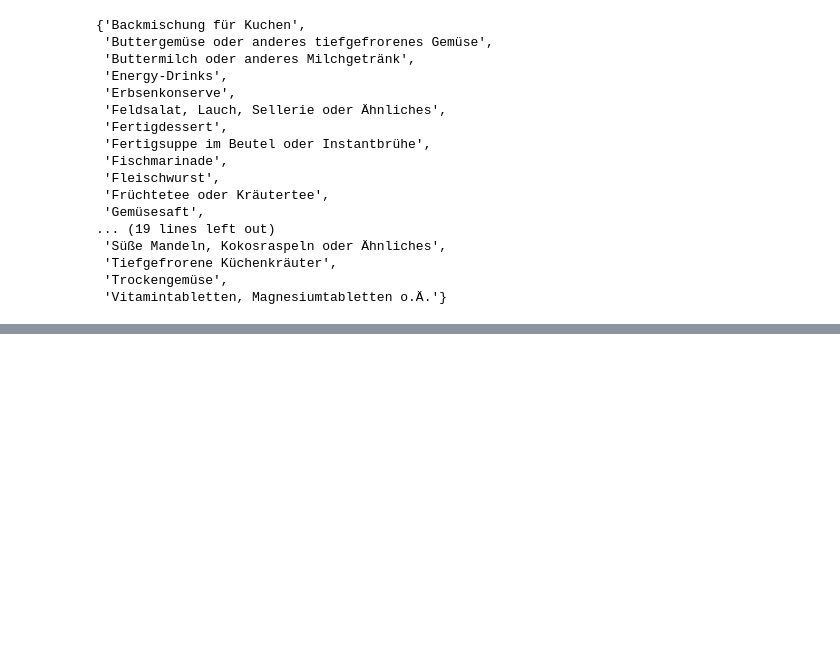
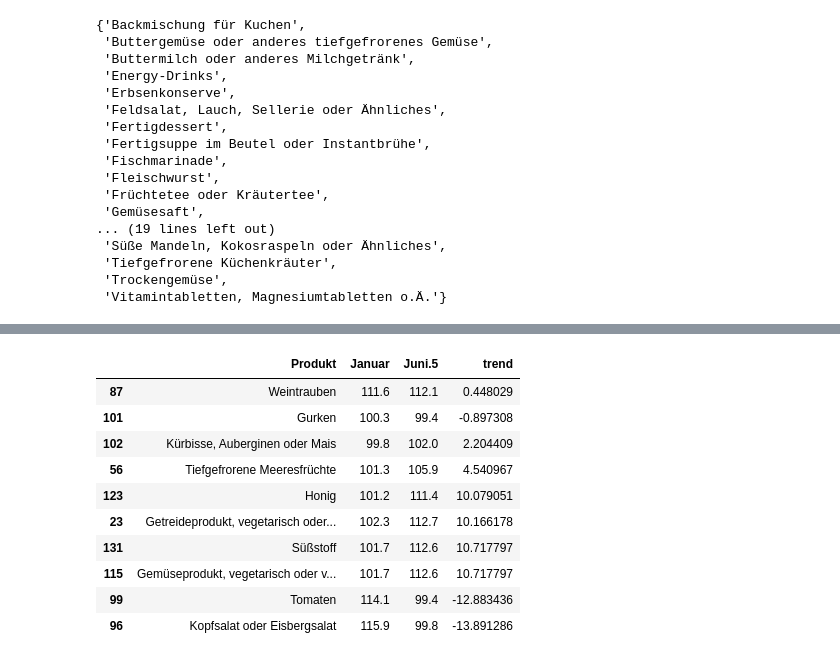
Before and after one commit to radtkedominique/WDS24A_Sem4_Nakou, a Jupyter notebook: EDA.ipynb, the cells around one changed output, grey strips where cells are left out. Saved outputs shown, nothing was run; the diff lists cells and outputs as text; code cells hidden in the pictures; blank space fills up the shorter version.

```diff
--- a/EDA.ipynb
+++ b/EDA.ipynb
@@ -151,0 +211,20 @@ missing_per_month["Januar.5"]
+# %%
+stabilste10 = (
+    trend_df.assign(abs_trend=trend_df["trend"].abs())
+            .sort_values("abs_trend", ascending=True)
+            .head(10)
+            .drop(columns="abs_trend")
+)
+stabilste10
+# %% [output]
+|  | Produkt | Januar | Juni.5 | trend |
+| 87 | Weintrauben | 111.6 | 112.1 | 0.448029 |
+| 101 | Gurken | 100.3 | 99.4 | -0.897308 |
+| 102 | Kürbisse, Auberginen oder Mais | 99.8 | 102.0 | 2.204409 |
+| 56 | Tiefgefrorene Meeresfrüchte | 101.3 | 105.9 | 4.540967 |
+| 123 | Honig | 101.2 | 111.4 | 10.079051 |
+| 23 | Getreideprodukt, vegetarisch oder... | 102.3 | 112.7 | 10.166178 |
+| 131 | Süßstoff | 101.7 | 112.6 | 10.717797 |
+| 115 | Gemüseprodukt, vegetarisch oder v... | 101.7 | 112.6 | 10.717797 |
+| 99 | Tomaten | 114.1 | 99.4 | -12.883436 |
+| 96 | Kopfsalat oder Eisbergsalat | 115.9 | 99.8 | -13.891286 |
```
Also changed, not shown: parts of 12 cells of this notebook.
